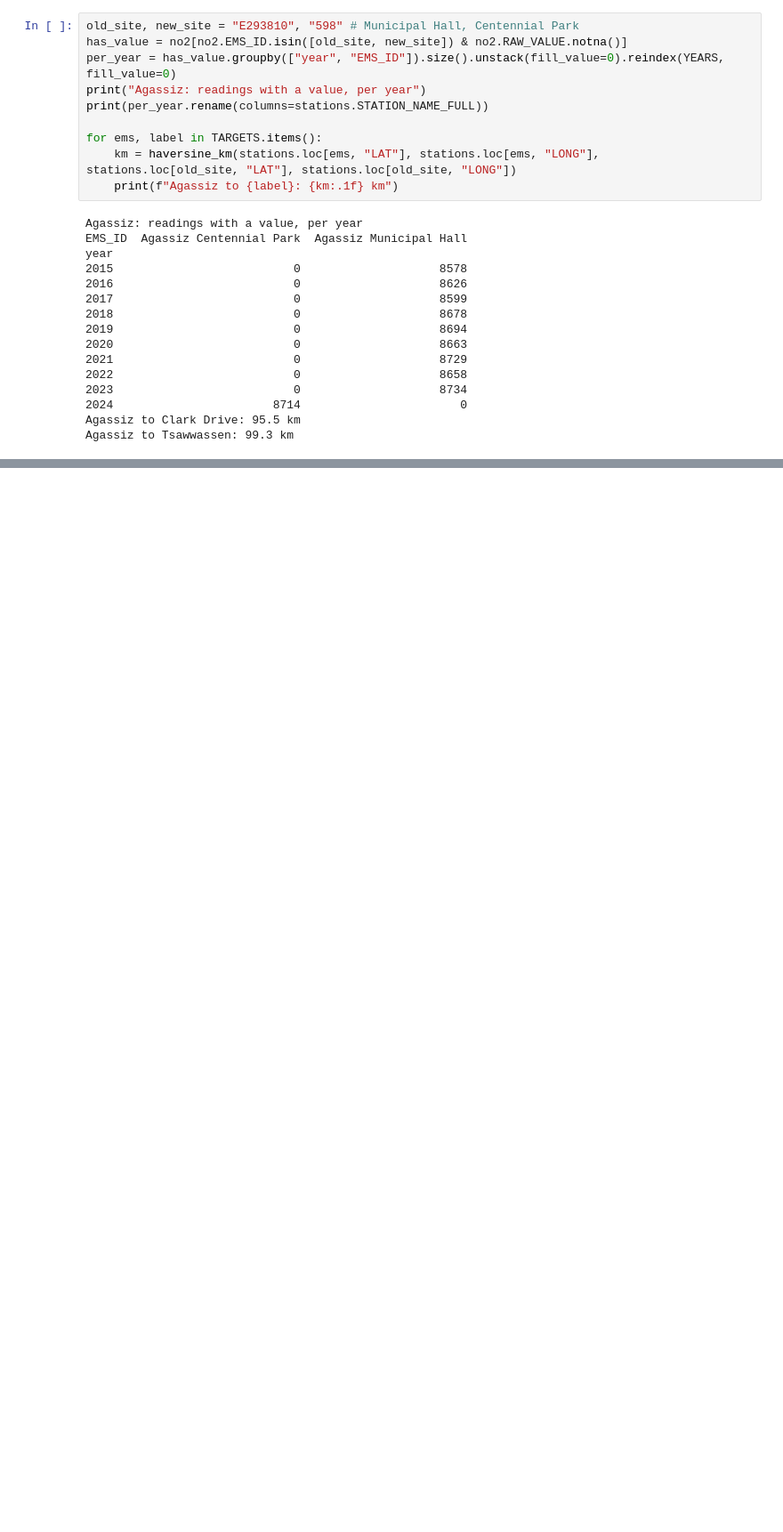
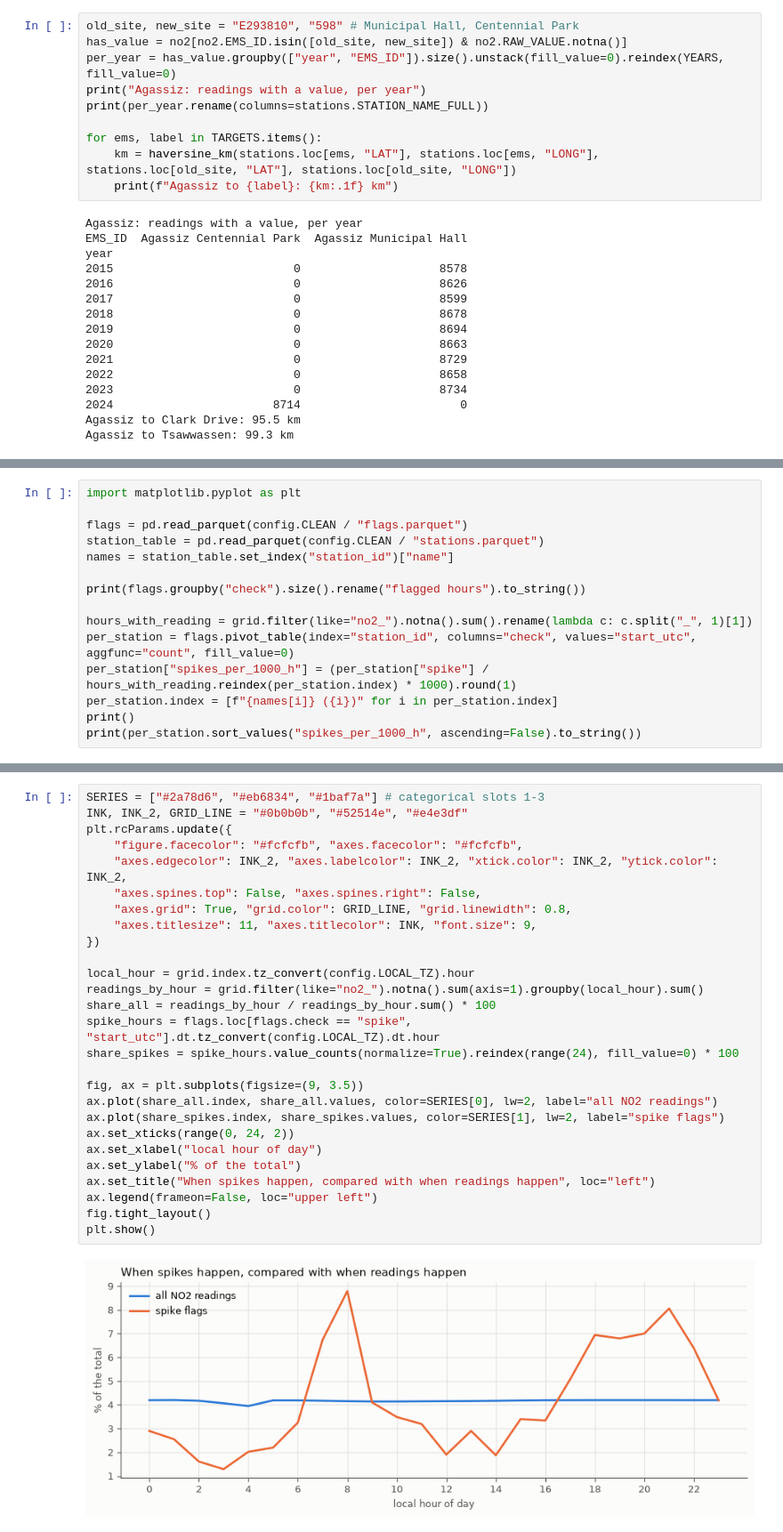
Before and after one commit to royyg77/vancouver-no2-forecasting, a Jupyter notebook: notebooks/00_data_checks.ipynb, the cells around one changed output, grey strips where cells are left out. Shown at 89% size. Drawn from its saved outputs; the diff is of its cells as text; blank space fills up the shorter version.

Commit message:
notebook edits after cleaning

```diff
--- a/notebooks/00_data_checks.ipynb
+++ b/notebooks/00_data_checks.ipynb
@@ -484,0 +541,15 @@ Agassiz to Tsawwassen: 99.3 km
+# %%
+import matplotlib.pyplot as plt
+
+flags = pd.read_parquet(config.CLEAN / "flags.parquet")
+station_table = pd.read_parquet(config.CLEAN / "stations.parquet")
+names = station_table.set_index("station_id")["name"]
+
+print(flags.groupby("check").size().rename("flagged hours").to_string())
+
+hours_with_reading = grid.filter(like="no2_").notna().sum().rename(lambda c: c.split("_", 1)[1])
+per_station = flags.pivot_table(index="station_id", columns="check", values="start_utc", aggfunc="count", fill_value=0)
+per_station["spikes_per_1000_h"] = (per_station["spike"] / hours_with_reading.reindex(per_station.index) * 1000).round(1)
+per_station.index = [f"{names[i]} ({i})" for i in per_station.index]
+print()
+print(per_station.sort_values("spikes_per_1000_h", ascending=False).to_string())
@@ -484,0 +574,29 @@ Agassiz to Tsawwassen: 99.3 km
+# %%
+SERIES = ["#2a78d6", "#eb6834", "#1baf7a"] # categorical slots 1-3
+INK, INK_2, GRID_LINE = "#0b0b0b", "#52514e", "#e4e3df"
+plt.rcParams.update({
+    "figure.facecolor": "#fcfcfb", "axes.facecolor": "#fcfcfb",
+    "axes.edgecolor": INK_2, "axes.labelcolor": INK_2, "xtick.color": INK_2, "ytick.color": INK_2,
+    "axes.spines.top": False, "axes.spines.right": False,
+    "axes.grid": True, "grid.color": GRID_LINE, "grid.linewidth": 0.8,
+    "axes.titlesize": 11, "axes.titlecolor": INK, "font.size": 9,
+})
+
+local_hour = grid.index.tz_convert(config.LOCAL_TZ).hour
+readings_by_hour = grid.filter(like="no2_").notna().sum(axis=1).groupby(local_hour).sum()
+share_all = readings_by_hour / readings_by_hour.sum() * 100
+spike_hours = flags.loc[flags.check == "spike", "start_utc"].dt.tz_convert(config.LOCAL_TZ).dt.hour
+share_spikes = spike_hours.value_counts(normalize=True).reindex(range(24), fill_value=0) * 100
+
+fig, ax = plt.subplots(figsize=(9, 3.5))
+ax.plot(share_all.index, share_all.values, color=SERIES[0], lw=2, label="all NO2 readings")
+ax.plot(share_spikes.index, share_spikes.values, color=SERIES[1], lw=2, label="spike flags")
+ax.set_xticks(range(0, 24, 2))
+ax.set_xlabel("local hour of day")
+ax.set_ylabel("% of the total")
+ax.set_title("When spikes happen, compared with when readings happen", loc="left")
+ax.legend(frameon=False, loc="upper left")
+fig.tight_layout()
+plt.show()
+# %% [output]
+[figure, added]
```
Also changed, not shown: parts of 16 cells of this notebook.
